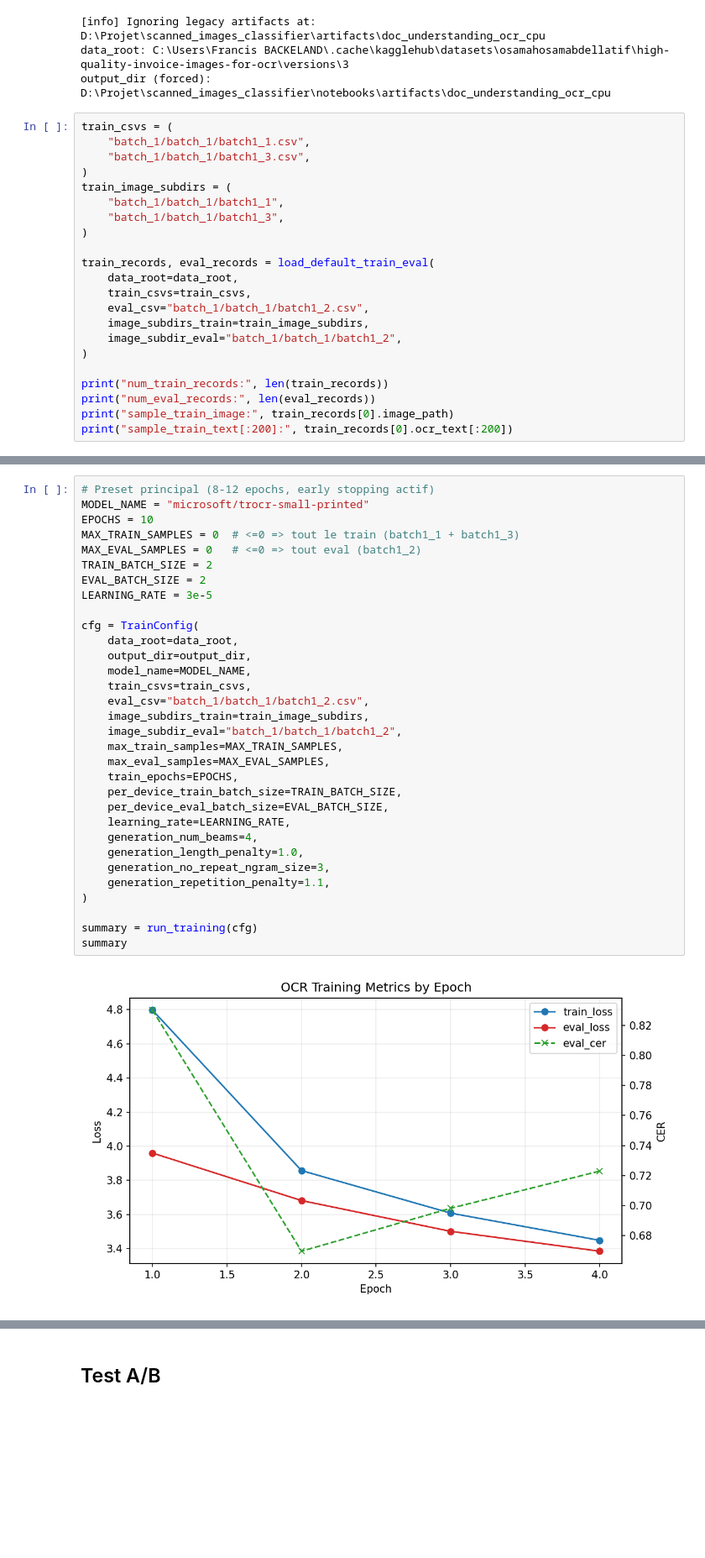
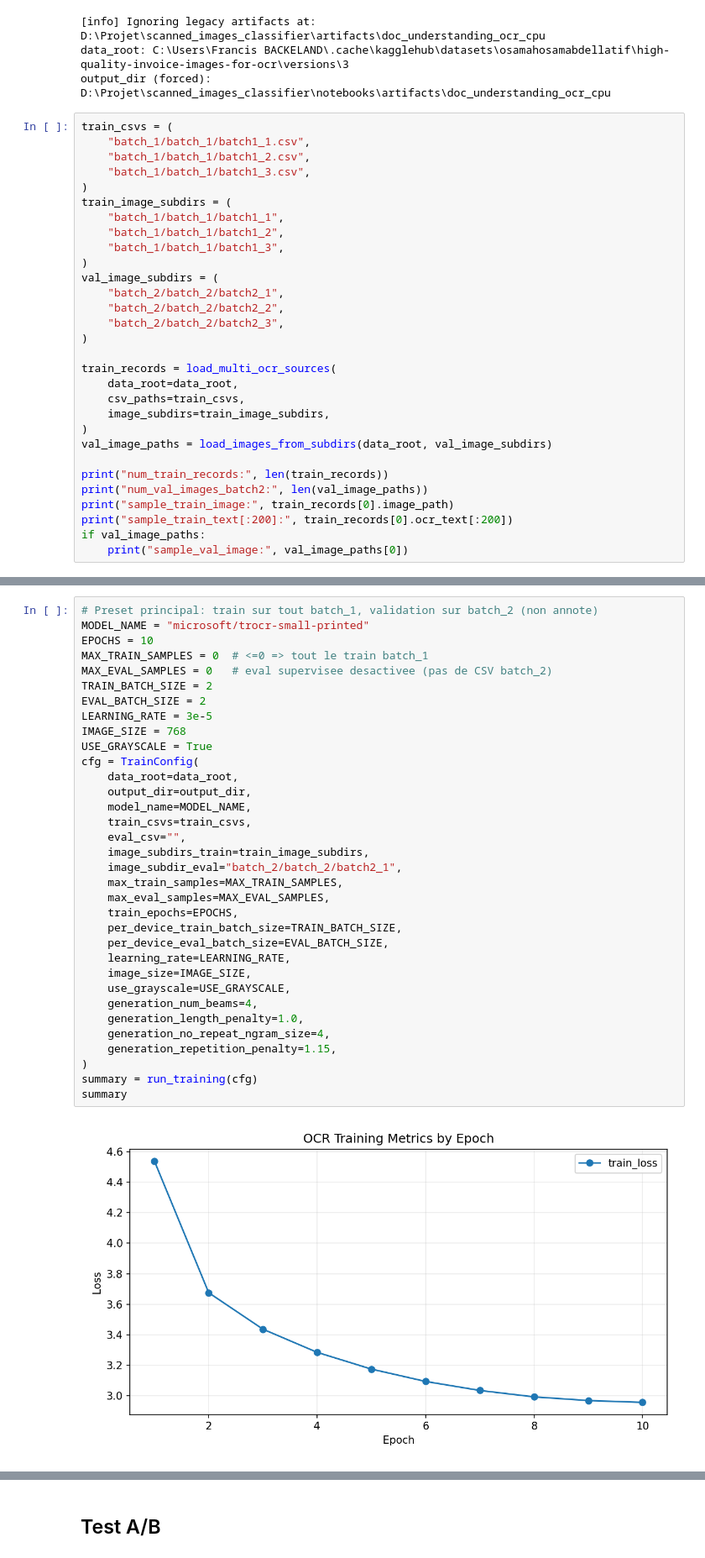
Before and after one commit to happy-developer/scanned_images_classifier, a Jupyter notebook: notebooks/ocr_image_finetuning_cpu.ipynb, the cells around one changed output, grey strips where cells are left out. Shown at 84% size. Saved outputs shown, nothing was run; the diff lists cells and outputs as text; blank space fills up the shorter version.

```diff
--- a/notebooks/ocr_image_finetuning_cpu.ipynb
+++ b/notebooks/ocr_image_finetuning_cpu.ipynb
@@ -47,23 +47,31 @@ output_dir (forced): D:\Projet\scanned_images_classifier\notebooks\artifacts\doc
 # %%
 train_csvs = (
     "batch_1/batch_1/batch1_1.csv",
+    "batch_1/batch_1/batch1_2.csv",
     "batch_1/batch_1/batch1_3.csv",
 )
 train_image_subdirs = (
     "batch_1/batch_1/batch1_1",
+    "batch_1/batch_1/batch1_2",
     "batch_1/batch_1/batch1_3",
 )
-
-train_records, eval_records = load_default_train_eval(
-    data_root=data_root,
-    train_csvs=train_csvs,
-    eval_csv="batch_1/batch_1/batch1_2.csv",
-    image_subdirs_train=train_image_subdirs,
-    image_subdir_eval="batch_1/batch_1/batch1_2",
+val_image_subdirs = (
+    "batch_2/batch_2/batch2_1",
+    "batch_2/batch_2/batch2_2",
+    "batch_2/batch_2/batch2_3",
 )
 
+train_records = load_multi_ocr_sources(
+    data_root=data_root,
+    csv_paths=train_csvs,
+    image_subdirs=train_image_subdirs,
+)
+val_image_paths = load_images_from_subdirs(data_root, val_image_subdirs)
+
 print("num_train_records:", len(train_records))
-print("num_eval_records:", len(eval_records))
+print("num_val_images_batch2:", len(val_image_paths))
 print("sample_train_image:", train_records[0].image_path)
 print("sample_train_text[:200]:", train_records[0].ocr_text[:200])
+if val_image_paths:
+    print("sample_val_image:", val_image_paths[0])
 # %% [output]
@@ -74,37 +83,39 @@ sample_train_text[:200]: Invoice no: 84652373 Date of issue: 02/23/2021 Seller:
 # %%
-# Preset principal (8-12 epochs, early stopping actif)
+# Preset principal: train sur tout batch_1, validation sur batch_2 (non annote)
 MODEL_NAME = "microsoft/trocr-small-printed"
 EPOCHS = 10
-MAX_TRAIN_SAMPLES = 0  # <=0 => tout le train (batch1_1 + batch1_3)
-MAX_EVAL_SAMPLES = 0   # <=0 => tout eval (batch1_2)
+MAX_TRAIN_SAMPLES = 0  # <=0 => tout le train batch_1
+MAX_EVAL_SAMPLES = 0   # eval supervisee desactivee (pas de CSV batch_2)
 TRAIN_BATCH_SIZE = 2
 EVAL_BATCH_SIZE = 2
 LEARNING_RATE = 3e-5
-
+IMAGE_SIZE = 768
+USE_GRAYSCALE = True
 cfg = TrainConfig(
     data_root=data_root,
     output_dir=output_dir,
     model_name=MODEL_NAME,
     train_csvs=train_csvs,
-    eval_csv="batch_1/batch_1/batch1_2.csv",
+    eval_csv="",
     image_subdirs_train=train_image_subdirs,
-    image_subdir_eval="batch_1/batch_1/batch1_2",
+    image_subdir_eval="batch_2/batch_2/batch2_1",
     max_train_samples=MAX_TRAIN_SAMPLES,
     max_eval_samples=MAX_EVAL_SAMPLES,
     train_epochs=EPOCHS,
     per_device_train_batch_size=TRAIN_BATCH_SIZE,
     per_device_eval_batch_size=EVAL_BATCH_SIZE,
     learning_rate=LEARNING_RATE,
+    image_size=IMAGE_SIZE,
+    use_grayscale=USE_GRAYSCALE,
     generation_num_beams=4,
     generation_length_penalty=1.0,
-    generation_no_repeat_ngram_size=3,
-    generation_repetition_penalty=1.1,
+    generation_no_repeat_ngram_size=4,
+    generation_repetition_penalty=1.15,
 )
-
 summary = run_training(cfg)
 summary
 # %% [output]
-[figure, old version]
+[figure, new version]
 {'config': {'data_root': 'C:\\Users\\Francis BACKELAND\\.cache\\kagglehub\\datasets\\osamahosamabdellatif\\high-quality-invoice-images-for-ocr\\versions\\3',
   'output_dir': 'D:\\Projet\\scanned_images_classifier\\notebooks\\artifacts\\doc_understanding_ocr_cpu',
   'model_name': 'microsoft/trocr-small-printed',
```
Also changed, not shown: parts of 12 cells of this notebook, 11 other files.
